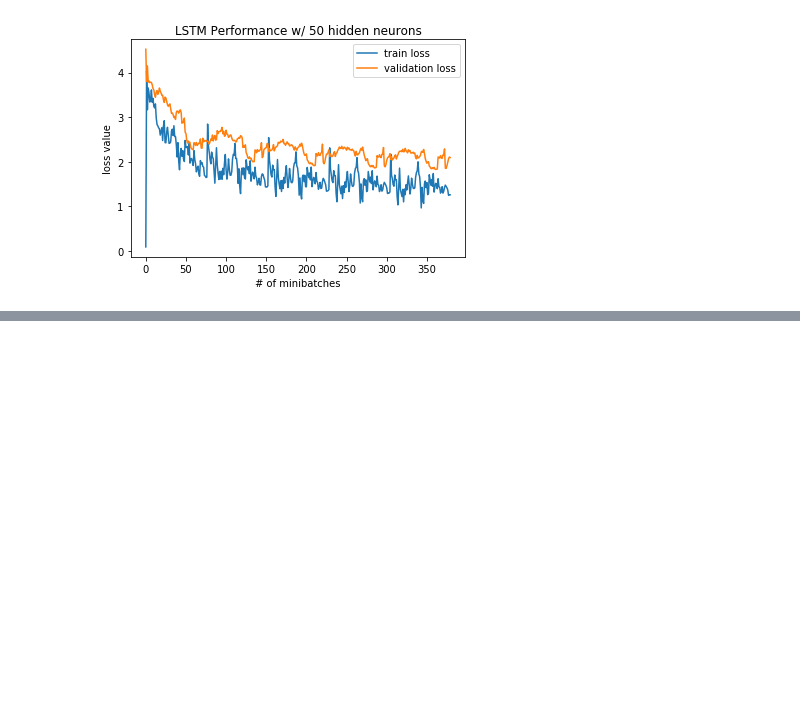
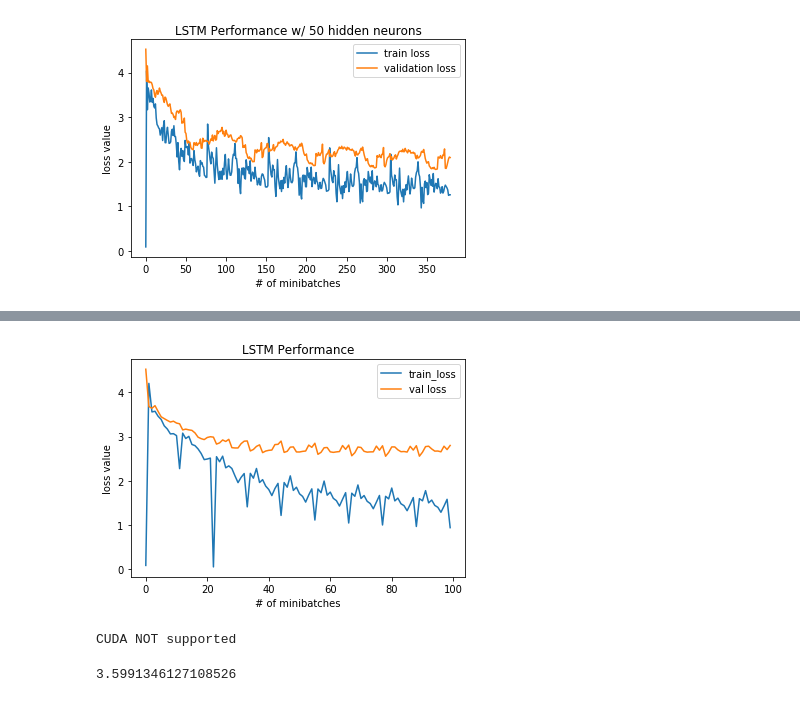
Before and after one commit to aunnnn/MLTrainer, a Jupyter notebook: renu/evaluate.ipynb, the cells around one changed output, grey strips where cells are left out. Saved outputs shown, nothing was run; the diff lists cells and outputs as text; code cells hidden in the pictures; blank space fills up the shorter version.

```diff
--- a/renu/evaluate.ipynb
+++ b/renu/evaluate.ipynb
@@ -72,0 +88,47 @@ evaluate.plot_losses_from_files(output_dir,files,0,plot_title="LSTM Performance"
+# %%
+import pandas as pd
+import matplotlib.pyplot as plt
+
+import evaluate
+
+output_dir='lstm50'
+val_loss_file = "./output/{}/validation_loss.csv".format('lstm50')
+train_loss_file = "./output/{}/train_loss.csv".format('lstm50')
+files = {'train_loss':train_loss_file,'val loss': val_loss_file}
+evaluate.plot_losses_from_files(output_dir,files,start=0,end=100,plot_title="LSTM Performance")
+# %% [output]
+[figure, added]
+# %%
+import evaluate
+import torch
+from Dataloader import Dataloader
+from LSTM import LSTM
+
+dataloader=Dataloader()
+
+use_cuda = torch.cuda.is_available()
+
+# Setup GPU optimization if CUDA is supported
+if use_cuda:
+    computing_device = torch.device("cuda")
+    extras = {"num_workers": 1, "pin_memory": True}
+    print("CUDA is supported")
+else: # Otherwise, train on the CPU
+    computing_device = torch.device("cpu")
+    extras = False
+    print("CUDA NOT supported")
+
+output_dir='ehh'
+model = LSTM(hidden_dim=200)
+criterion = torch.nn.CrossEntropyLoss()
+optimizer = torch.optim.Adam(model.parameters())#, lr=learning_rate)
+
+PATH = "./output/{}/{}".format("lstm200","best.pt")
+model.load_state_dict(torch.load(PATH,map_location=computing_device))
+
+test_inputs,test_targets = dataloader.load_data('../pa4Data/train.txt')
+
+evaluate.test(model, criterion, computing_device, test_inputs, test_targets, output_dir)
+# %% [output]
+CUDA NOT supported
+3.5991346127108526
```
Also changed, not shown: parts of 3 cells of this notebook, 9 other files.
